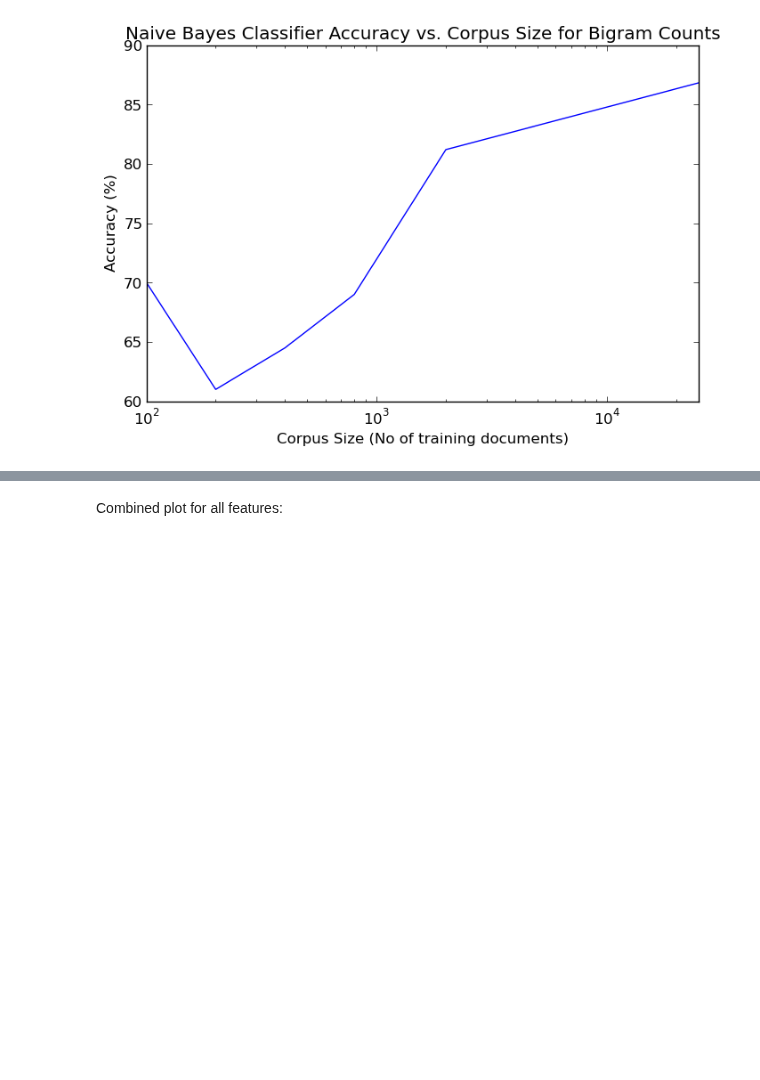
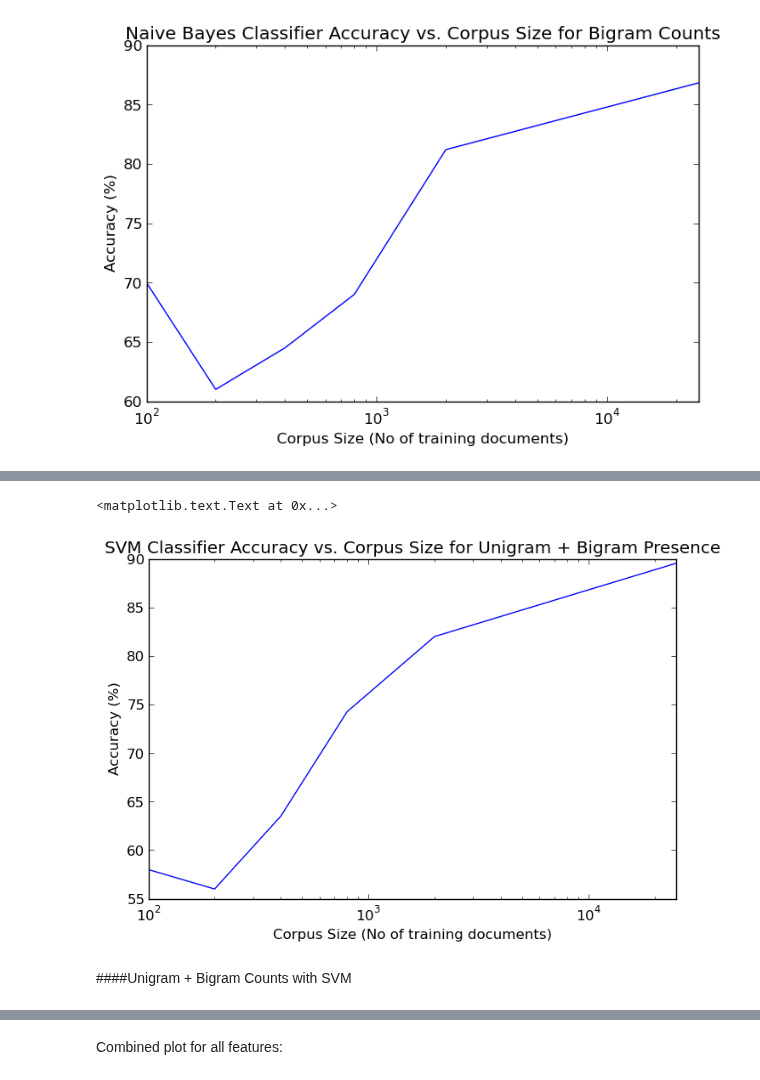
Before and after one commit to DJSagarAhire/Sentiment-Analysis-Comparative-Study, a Jupyter notebook: notebooks/Additional-Tests.ipynb, the cells around one changed output, grey strips where cells are left out. Saved outputs shown, nothing was run; the diff lists cells and outputs as text; code cells hidden in the pictures; blank space fills up the shorter version.

```diff
--- a/notebooks/Additional-Tests.ipynb
+++ b/notebooks/Additional-Tests.ipynb
@@ -310,0 +350,12 @@ title('Naive Bayes Classifier Accuracy vs. Corpus Size for Bigram Counts')
+# %%
+plot(size_list, accuracy_list_unibi_presence)
+xscale('log')
+xlim([0, 25000])
+xlabel('Corpus Size (No of training documents)')
+ylabel('Accuracy (%)')
+title('SVM Classifier Accuracy vs. Corpus Size for Unigram + Bigram Presence')
+# %% [output]
+<matplotlib.text.Text at 0x...>
+[figure, added]
+# %% [markdown]
+####Unigram + Bigram Counts with SVM
```
Also changed, not shown: parts of 18 cells of this notebook, 1 other file.
